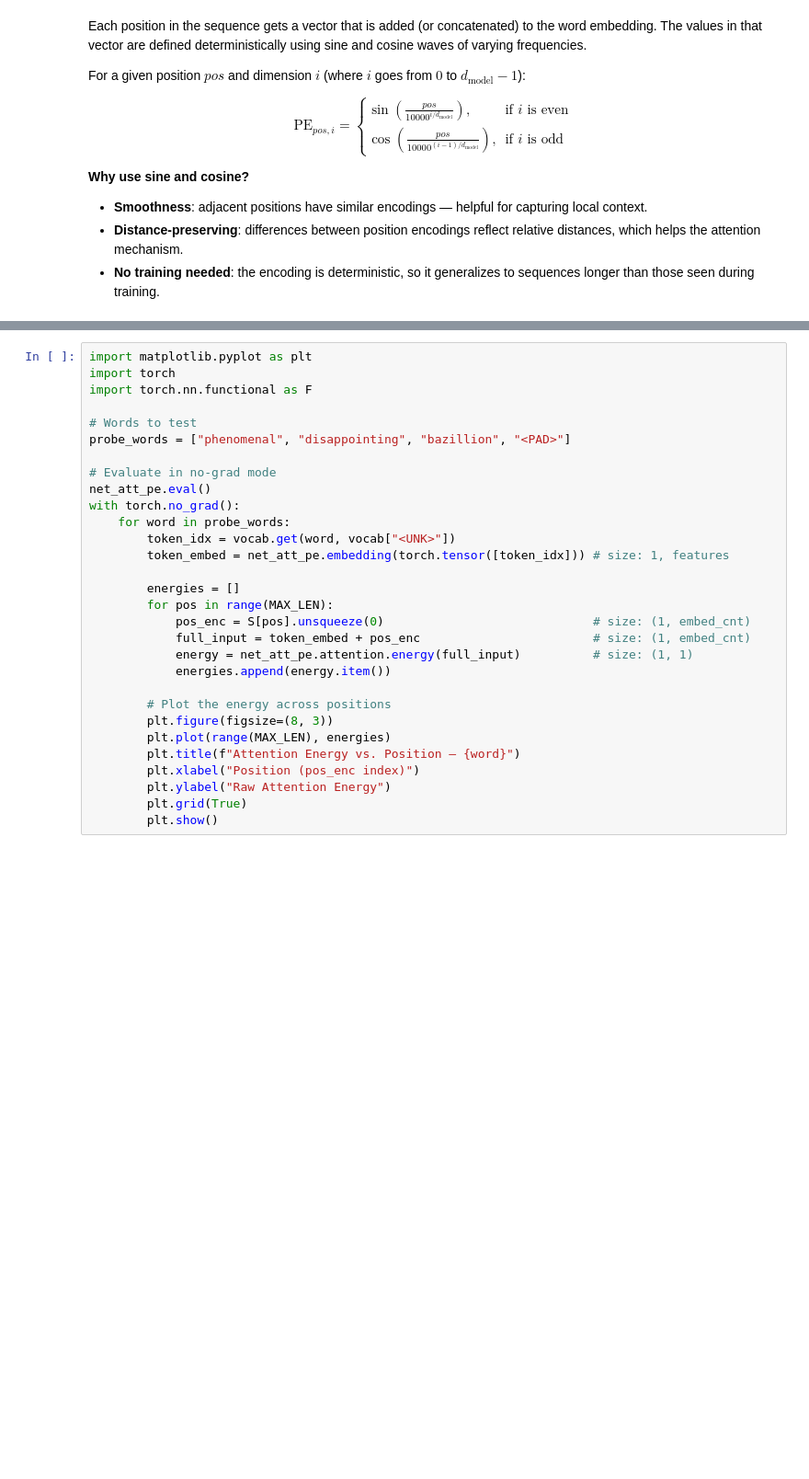
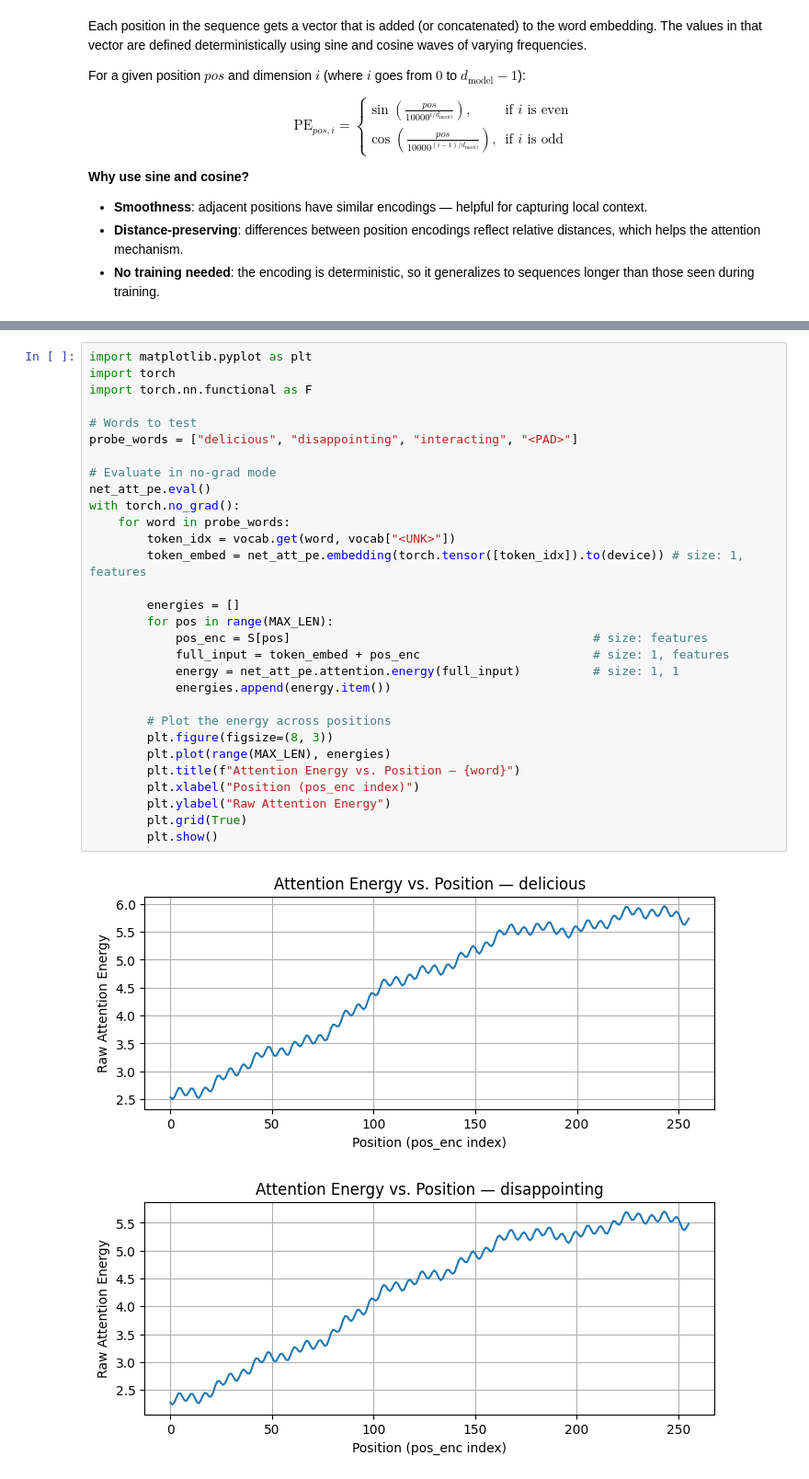
Before and after one commit to roguxivlo/Machine-Learning-2024, a Jupyter notebook: Lab12_nlp-introduction.ipynb, the cells around one changed output, grey strips where cells are left out. Shown at 92% size. Cells and saved outputs as stored; diff of their text form; blank space fills up the shorter version.

Commit message:
full rerun

```diff
--- a/Lab12_nlp-introduction.ipynb
+++ b/Lab12_nlp-introduction.ipynb
@@ -925,30 +966,33 @@ We'll then extract and chart the raw attention **energies** that the network com
 # %%
 import matplotlib.pyplot as plt
 import torch
 import torch.nn.functional as F
 
 # Words to test
-probe_words = ["phenomenal", "disappointing", "bazillion", "<PAD>"]
+probe_words = ["delicious", "disappointing", "interacting", "<PAD>"]
 
 # Evaluate in no-grad mode
 net_att_pe.eval()
 with torch.no_grad():
     for word in probe_words:
         token_idx = vocab.get(word, vocab["<UNK>"])
-        token_embed = net_att_pe.embedding(torch.tensor([token_idx])) # size: 1, features
+        token_embed = net_att_pe.embedding(torch.tensor([token_idx]).to(device)) # size: 1, features
 
         energies = []
         for pos in range(MAX_LEN):
-            pos_enc = S[pos].unsqueeze(0)                             # size: (1, embed_cnt)
-            full_input = token_embed + pos_enc                        # size: (1, embed_cnt)
-            energy = net_att_pe.attention.energy(full_input)          # size: (1, 1)
+            pos_enc = S[pos]                                          # size: features
+            full_input = token_embed + pos_enc                        # size: 1, features
+            energy = net_att_pe.attention.energy(full_input)          # size: 1, 1
             energies.append(energy.item())
 
         # Plot the energy across positions
         plt.figure(figsize=(8, 3))
         plt.plot(range(MAX_LEN), energies)
         plt.title(f"Attention Energy vs. Position — {word}")
         plt.xlabel("Position (pos_enc index)")
         plt.ylabel("Raw Attention Energy")
         plt.grid(True)
         plt.show()
+# %% [output]
+[figure, added]
+[figure, added]
```
Also changed, not shown: parts of 13 cells of this notebook.
